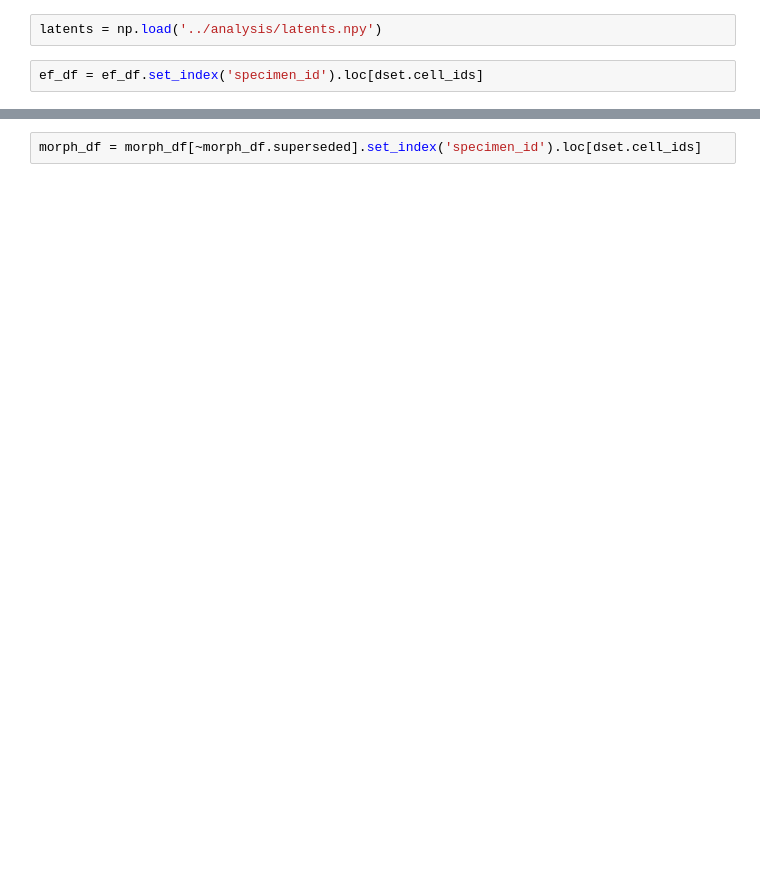
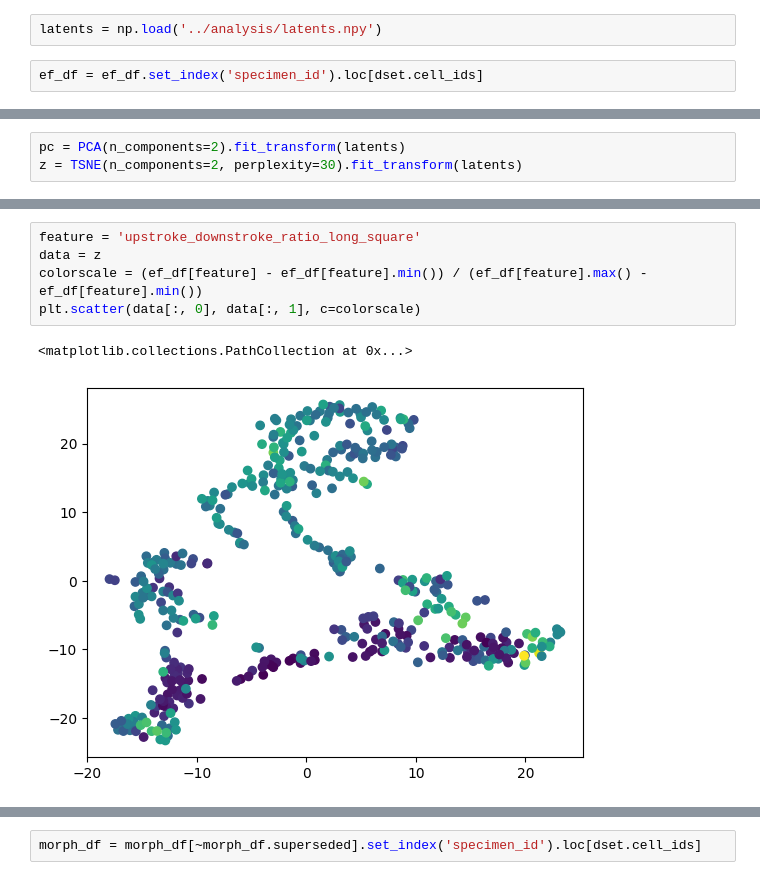
Before and after one commit to felixp8/bmed7610-final-project, a Jupyter notebook: analysis/ecephys_prediction.ipynb, the cells around one changed output, grey strips where cells are left out. Cells and saved outputs as stored; diff of their text form; blank space fills up the shorter version.

```diff
--- a/analysis/ecephys_prediction.ipynb
+++ b/analysis/ecephys_prediction.ipynb
@@ -55,0 +108,3 @@ ef_df
+# %%
+pc = PCA(n_components=2).fit_transform(latents)
+z = TSNE(n_components=2, perplexity=30).fit_transform(latents)
@@ -56 +135,9 @@ ef_df
+# %%
+feature = 'upstroke_downstroke_ratio_long_square'
+data = z
+colorscale = (ef_df[feature] - ef_df[feature].min()) / (ef_df[feature].max() - ef_df[feature].min())
+plt.scatter(data[:, 0], data[:, 1], c=colorscale)
+# %% [output]
+<matplotlib.collections.PathCollection at 0x...>
+[figure, added]
 # %%
```
Also changed, not shown: parts of 30 cells of this notebook, 1 other file.
